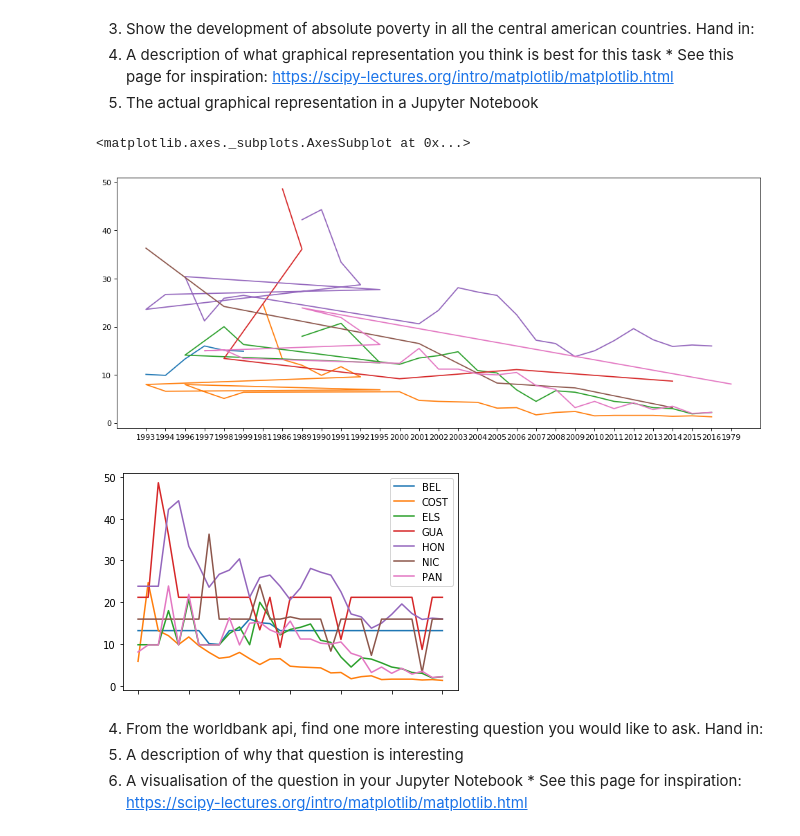
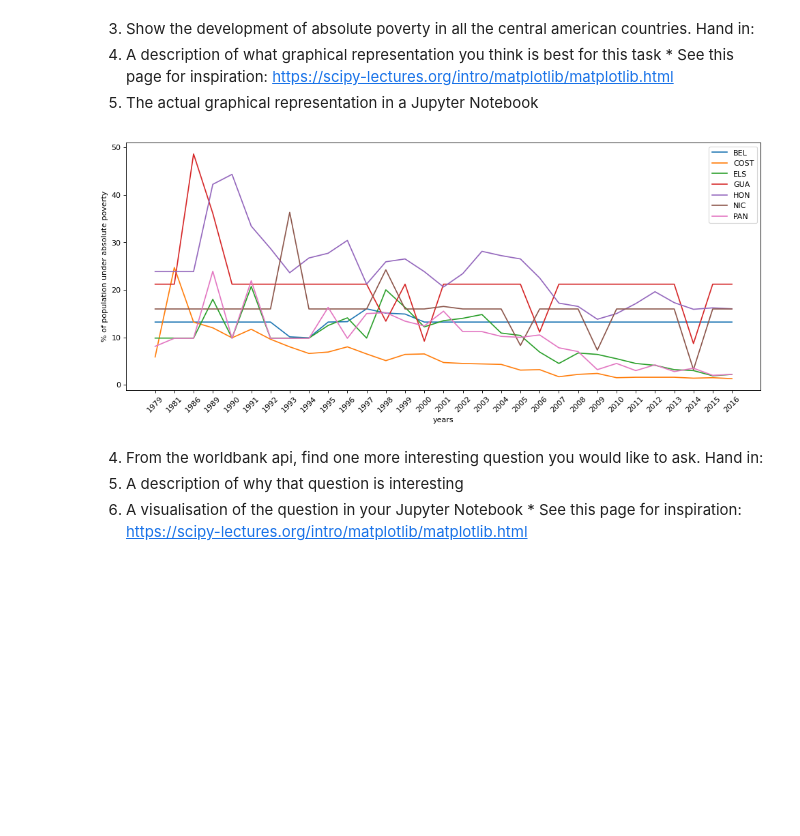
Before and after one commit to grem848/Assignment4Python, a Jupyter notebook: Assignment4.ipynb, the cells around one changed output. Saved outputs shown, nothing was run; the diff lists cells and outputs as text; code cells hidden in the pictures; blank space fills up the shorter version.

```diff
--- a/Assignment4.ipynb
+++ b/Assignment4.ipynb
@@ -94,51 +110,44 @@ gua = df.iloc[gua_index, :]
 gua = gua.dropna()
 gua = gua[4:]
 
 hon_index = df[df['Country Name'] == "Honduras"].index.values.astype(int)[0]
 hon = df.iloc[hon_index, :]
 hon = hon.dropna()
 hon = hon[4:]
 
 nic_index = df[df['Country Name'] == "Nicaragua"].index.values.astype(int)[0]
 nic = df.iloc[nic_index, :]
 nic = nic.dropna()
 nic = nic[4:]
 
 pan_index = df[df['Country Name'] == "Panama"].index.values.astype(int)[0]
 pan = df.iloc[pan_index, :]
 pan = pan.dropna()
 pan = pan[4:]
 
-
-
-
 # creating dict of series
 my_dict = {'BEL': bel, 'COST': cost, 'ELS': els, 'GUA': gua, 'HON': hon, 'NIC': nic, 'PAN': pan}
 
-# .axes[0].tolist() returns years as a list
-# plots each country into the figure
 plt.figure(figsize=(15,6), dpi=80)
-plt.plot(bel.axes[0].tolist(), bel.values)
-plt.plot(cost.axes[0].tolist(), cost.values)
-plt.plot(els.axes[0].tolist(), els.values)
-plt.plot(gua.axes[0].tolist(), gua.values)
-plt.plot(hon.axes[0].tolist(), hon.values)
-plt.plot(nic.axes[0].tolist(), nic.values)
-plt.plot(pan.axes[0].tolist(), pan.values)
-
 
 # creating dataframe from dict
 my_df = pd.DataFrame(my_dict)
 # filling the missing values with the mean value for each country
 my_df = my_df.fillna(my_df.mean())
 
-# print(my_df)
+plt.xticks(rotation=45)
+plt.plot(my_df)
+plt.legend(my_dict)
+plt.ylabel("% of population under absolute poverty")
+plt.xlabel("years")
+plt.show()
 
-my_df.plot()
+# A description of what graphical representation you think is best for this task:
+# For our use, this representation is adequate for showing development in poverty rates over the years.
+# Another solution which might have given a better overview is using subplots as to show different countries
+# in different plots.
 # %% [output]
-<matplotlib.axes._subplots.AxesSubplot at 0x...>
-[figure, old version]
+[figure, new version]
-[figure, removed]
 # %% [markdown]
 4. From the worldbank api, find one more interesting question you would like to ask. Hand in:
   1. A description of why that question is interesting
```
Also changed, not shown: parts of 3 cells of this notebook, 1 other file.
